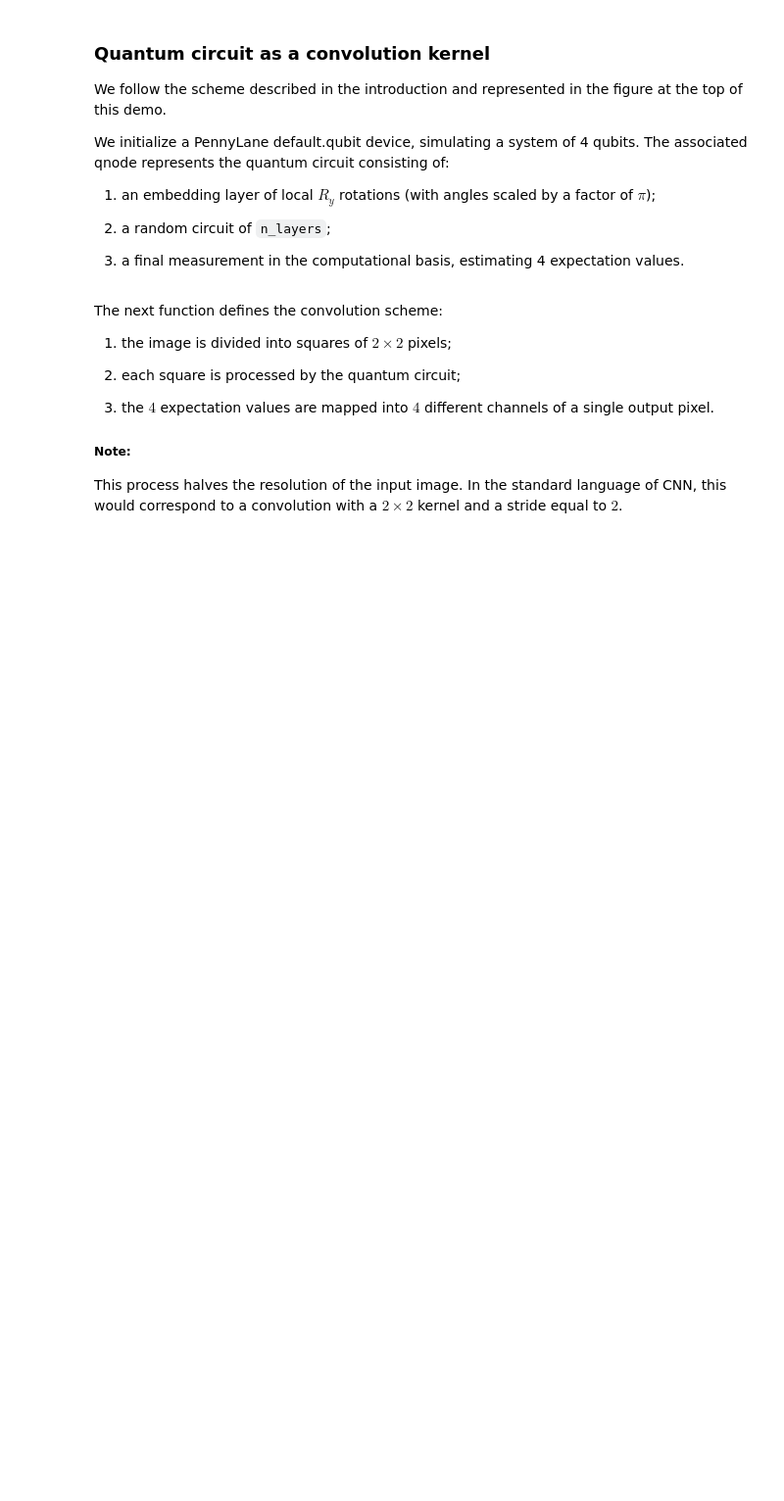
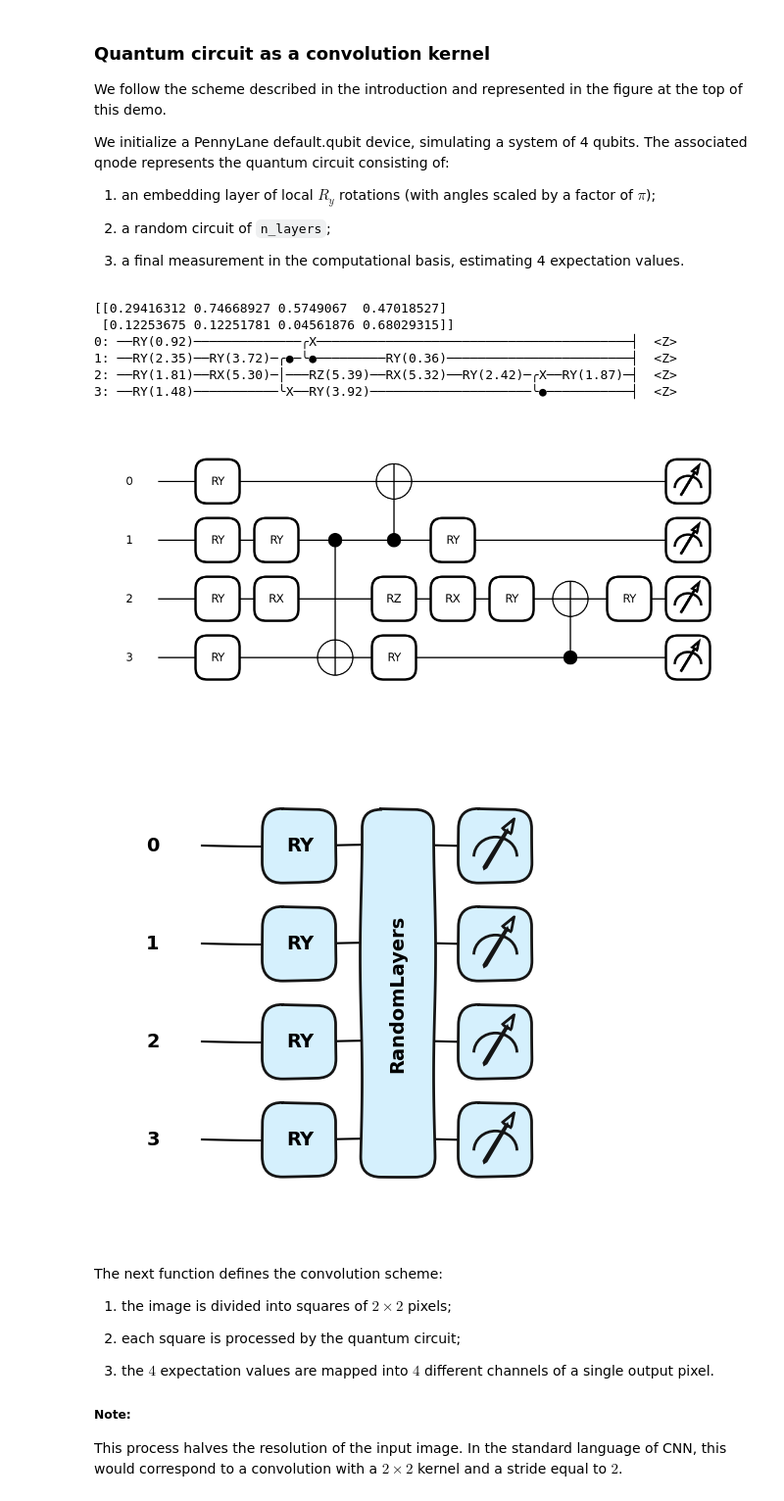
Before and after one commit to LuxProvide/PennyLane-GPU, a Jupyter notebook: notebooks/pennylane_Quanvolutional.ipynb, the cells around one changed output. Shown at 98% size. Drawn from its saved outputs; the diff is of its cells as text; code cells hidden in the pictures; blank space fills up the shorter version.

```diff
--- a/notebooks/pennylane_Quanvolutional.ipynb
+++ b/notebooks/pennylane_Quanvolutional.ipynb
@@ -1282,6 +1250,24 @@ def circuit(phi):
 
     # Measurement producing 4 classical output values
     return [qml.expval(qml.PauliZ(j)) for j in range(4)]
+# %%
+# Example to show the circuit
+np.random.seed(42)
+phi = np.random.uniform(high=1/4 * np.pi, size=(n_layers, 4))
+print(phi)
+print(qml.draw(circuit, level="device")(phi[0]))
+fig, ax = qml.draw_mpl(circuit, level="device")(phi[0])
+plt.show()
+_ = qml.draw_mpl(circuit, style="pennylane_sketch")(phi[0])
+# %% [output]
+[[0.29416312 0.74668927 0.5749067  0.47018527]
+ [0.12253675 0.12251781 0.04561876 0.68029315]]
+0: ──RY(0.92)──────────────╭X─────────────────────────────────────────┤  <Z>
+1: ──RY(2.35)──RY(3.72)─╭●─╰●─────────RY(0.36)────────────────────────┤  <Z>
+2: ──RY(1.81)──RX(5.30)─│───RZ(5.39)──RX(5.32)──RY(2.42)─╭X──RY(1.87)─┤  <Z>
+3: ──RY(1.48)───────────╰X──RY(3.92)─────────────────────╰●───────────┤  <Z>
+[figure, added]
+[figure, added]
 # %% [markdown]
 The next function defines the convolution scheme:
 
```
Also changed, not shown: parts of 35 cells of this notebook.
